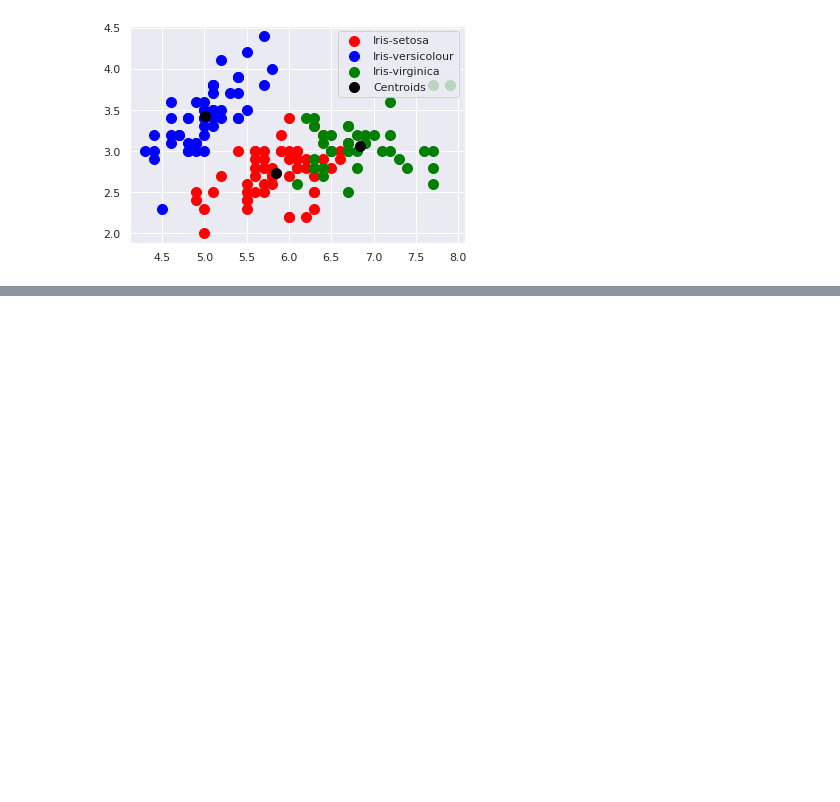
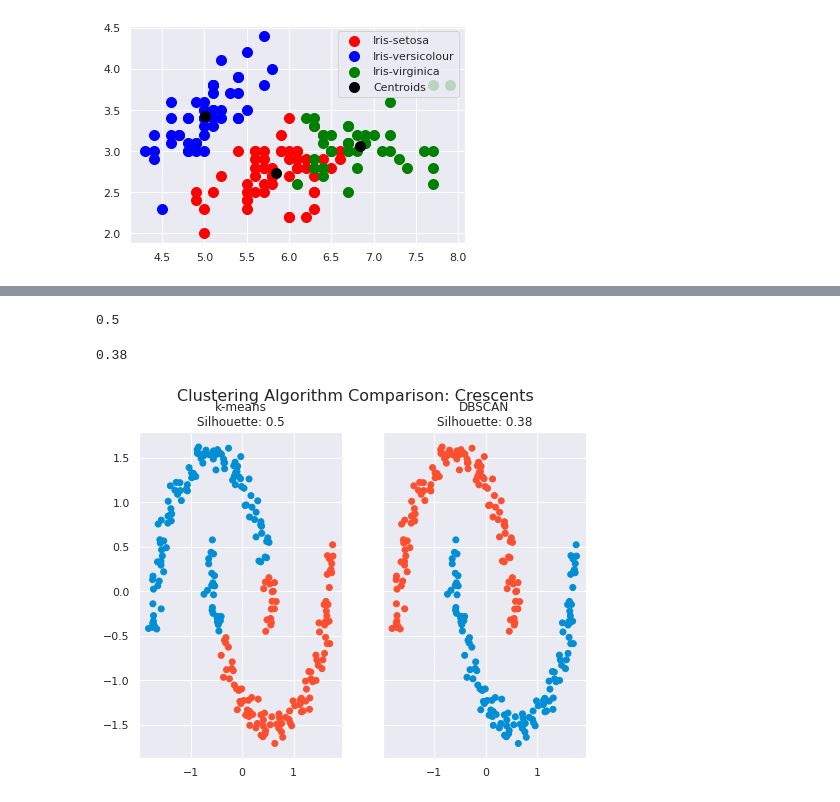
Before and after one commit to Lazarus-GS/ML-DM-Basics, a Jupyter notebook: IRIS.ipynb, the cells around one changed output, grey strips where cells are left out. Drawn from its saved outputs; the diff is of its cells as text; code cells hidden in the pictures; blank space fills up the shorter version.

```diff
--- a/IRIS.ipynb
+++ b/IRIS.ipynb
@@ -136,0 +160,53 @@ plt.legend()
+# %%
+features, true_labels = make_moons(
+     n_samples=250, noise=0.05, random_state=42)
+scaled_features = scaler.fit_transform(features)
+# %%
+# Instantiate k-means and dbscan algorithms
+kmeans = KMeans(n_clusters=2)
+dbscan = DBSCAN(eps=0.3)
+
+# Fit the algorithms to the features
+kmeans.fit(scaled_features)
+dbscan.fit(scaled_features)
+
+# Compute the silhouette scores for each algorithm
+kmeans_silhouette = silhouette_score(
+    scaled_features, kmeans.labels_
+).round(2)
+dbscan_silhouette = silhouette_score(
+   scaled_features, dbscan.labels_
+).round (2)
+# %%
+kmeans_silhouette
+# %% [output]
+0.5
+# %%
+dbscan_silhouette
+# %% [output]
+0.38
+# %%
+# Plot the data and cluster silhouette comparison
+fig, (ax1, ax2) = plt.subplots(
+    1, 2, figsize=(8, 6), sharex=True, sharey=True
+)
+fig.suptitle(f"Clustering Algorithm Comparison: Crescents", fontsize=16)
+fte_colors = {
+    0: "#008fd5",
+    1: "#fc4f30",
+}
+# The k-means plot
+km_colors = [fte_colors[label] for label in kmeans.labels_]
+ax1.scatter(scaled_features[:, 0], scaled_features[:, 1], c=km_colors)
+ax1.set_title(
+    f"k-means\nSilhouette: {kmeans_silhouette}", fontdict={"fontsize": 12}
+)
+# The dbscan plot
+db_colors = [fte_colors[label] for label in dbscan.labels_]
+ax2.scatter(scaled_features[:, 0], scaled_features[:, 1], c=db_colors)
+ax2.set_title(
+    f"DBSCAN\nSilhouette: {dbscan_silhouette}", fontdict={"fontsize": 12}
+)
+plt.show()
+# %% [output]
+[figure, added]
```
Also changed, not shown: parts of 5 cells of this notebook.
